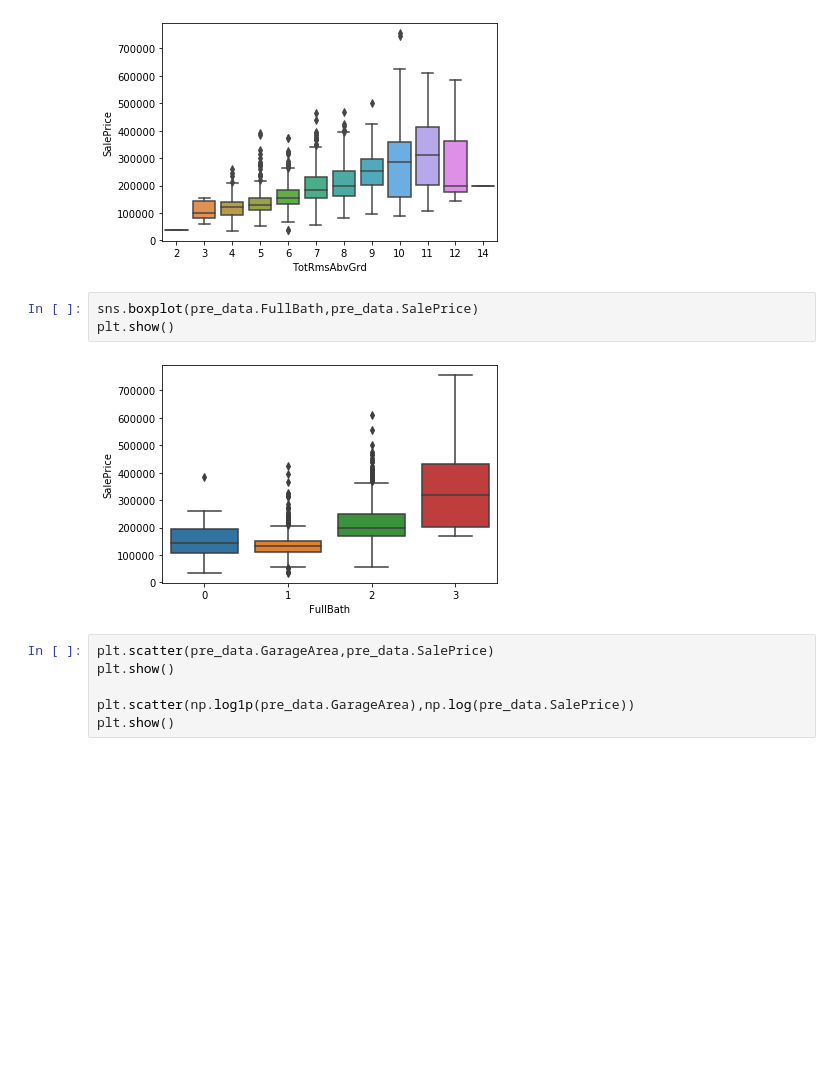
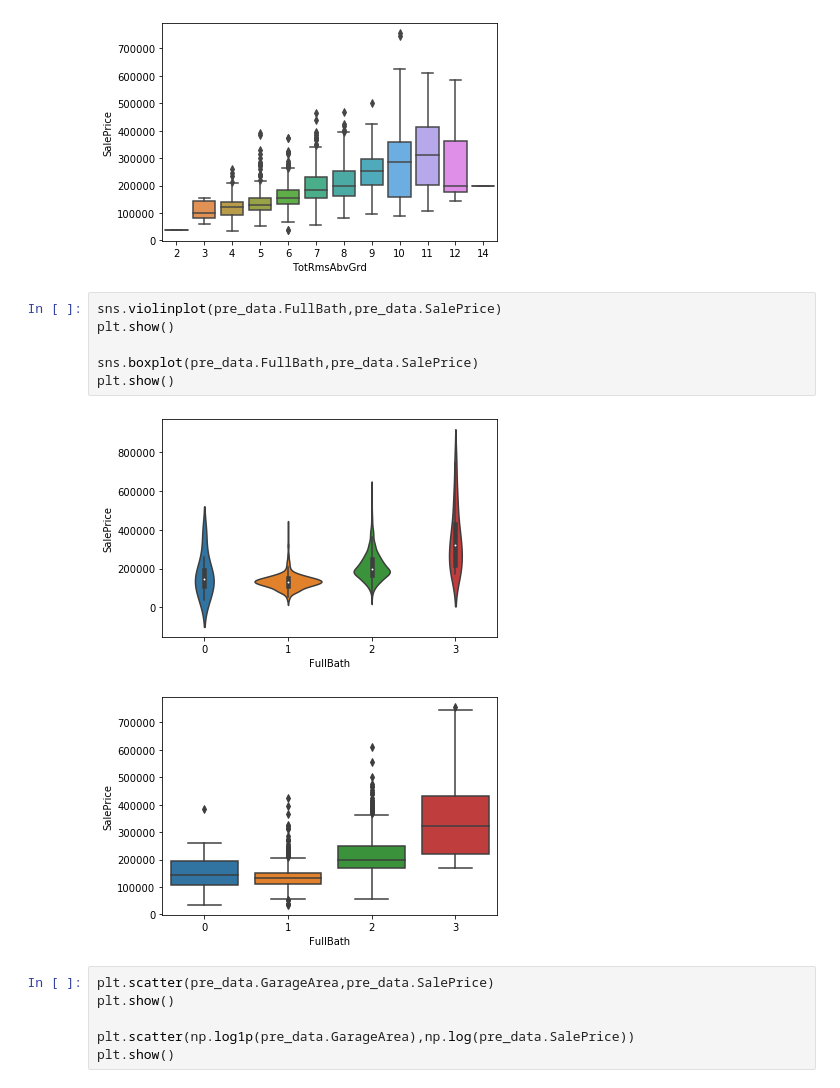
Before and after one commit to MarcoMontez/house_price_predictor, a Jupyter notebook: notebooks/PreProcessing.ipynb, the cells around one changed output. Cells and saved outputs as stored; diff of their text form; blank space fills up the shorter version.

```diff
--- a/notebooks/PreProcessing.ipynb
+++ b/notebooks/PreProcessing.ipynb
@@ -197,10 +197,14 @@ plt.show()
 # %% [output]
 [figure]
 # %%
+sns.violinplot(pre_data.FullBath,pre_data.SalePrice)
+plt.show()
+
 sns.boxplot(pre_data.FullBath,pre_data.SalePrice)
 plt.show()
 # %% [output]
-[figure, old version]
+[figure, new version]
+[figure, added]
 # %%
 plt.scatter(pre_data.GarageArea,pre_data.SalePrice)
 plt.show()
```
Also changed, not shown: 1 other file.
